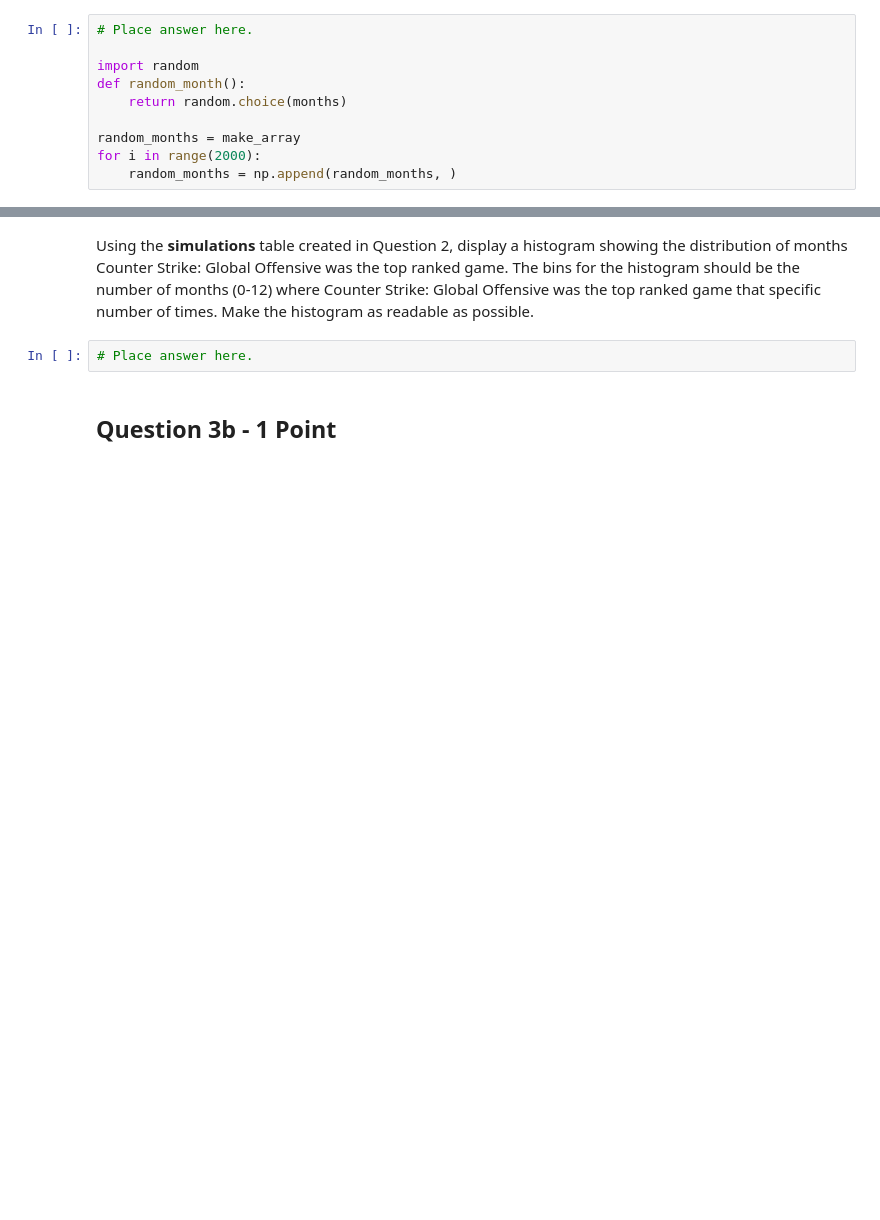
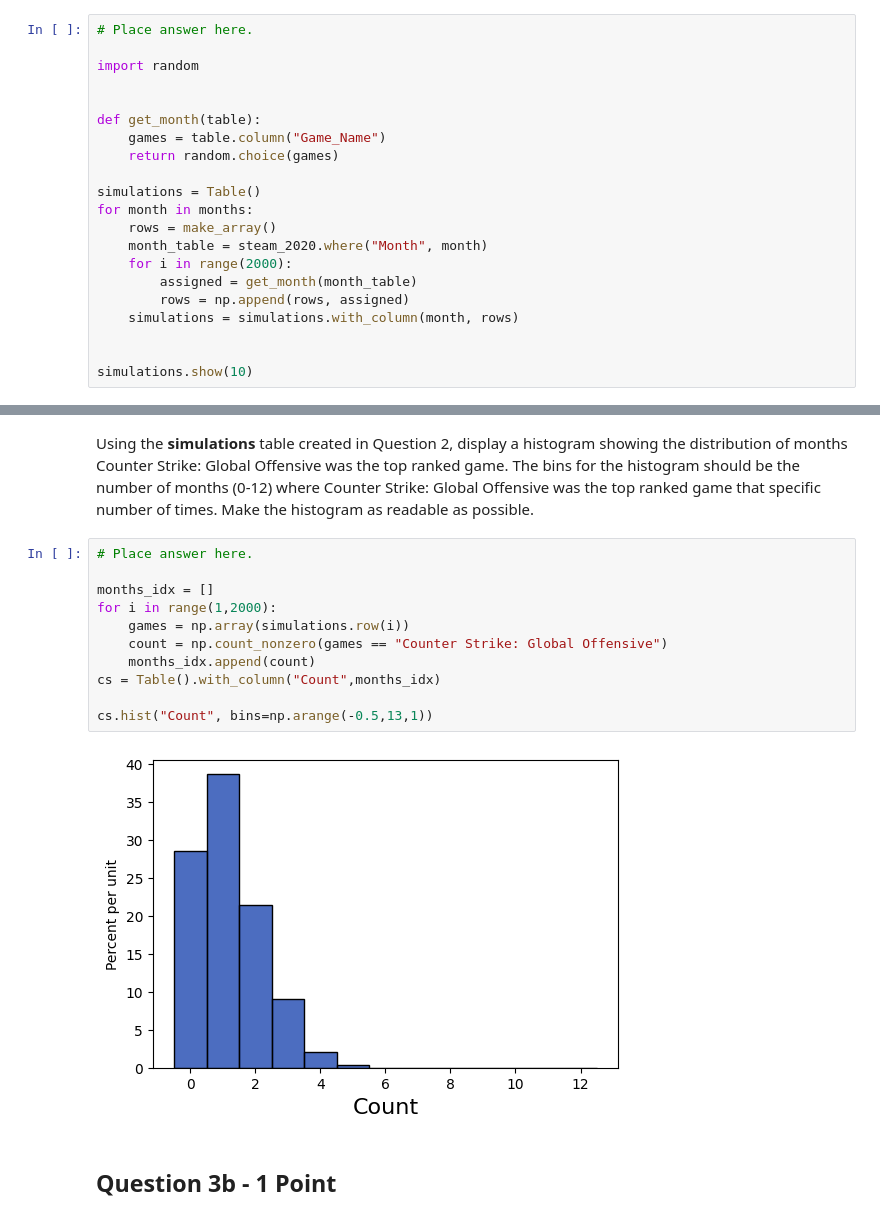
Before and after one commit to DanieHuelva/Data-Sci-HW, a Jupyter notebook: hw6.ipynb, the cells around one changed output, grey strips where cells are left out. Cells and saved outputs as stored; diff of their text form; blank space fills up the shorter version.

```diff
--- a/hw6.ipynb
+++ b/hw6.ipynb
@@ -43,9 +74,20 @@ months = ['January', 'February', 'March', 'April', 'May', 'June', 'July', 'Augus
 # Place answer here.
 
 import random
-def random_month():
-    return random.choice(months)
 
-random_months = make_array
-for i in range(2000):
-    random_months = np.append(random_months, )
+
+def get_month(table):
+    games = table.column("Game_Name")
+    return random.choice(games)
+
+simulations = Table()
+for month in months:
+    rows = make_array()
+    month_table = steam_2020.where("Month", month)
+    for i in range(2000):
+        assigned = get_month(month_table)
+        rows = np.append(rows, assigned)
+    simulations = simulations.with_column(month, rows)
+
+
+simulations.show(10)
@@ -53,8 +108,19 @@ for i in range(2000):
 ## Question 3a - 2 Points
 # %% [markdown]
 Using the **simulations** table created in Question 2, display a histogram showing the distribution of months Counter Strike: Global Offensive was the top ranked game. The bins for the histogram should be the number of months (0-12) where Counter Strike: Global Offensive was the top ranked game that specific number of times.  Make the histogram as readable as possible.
-# %%
-# Place answer here.
+# %%
+# Place answer here.
+
+months_idx = []
+for i in range(1,2000):
+    games = np.array(simulations.row(i))
+    count = np.count_nonzero(games == "Counter Strike: Global Offensive")
+    months_idx.append(count)
+cs = Table().with_column("Count",months_idx)
+
+cs.hist("Count", bins=np.arange(-0.5,13,1))
+# %% [output]
+[figure, added]
 # %% [markdown]
 ## Question 3b - 1 Point
 # %% [markdown]
```
Also changed, not shown: parts of 3 cells of this notebook.
